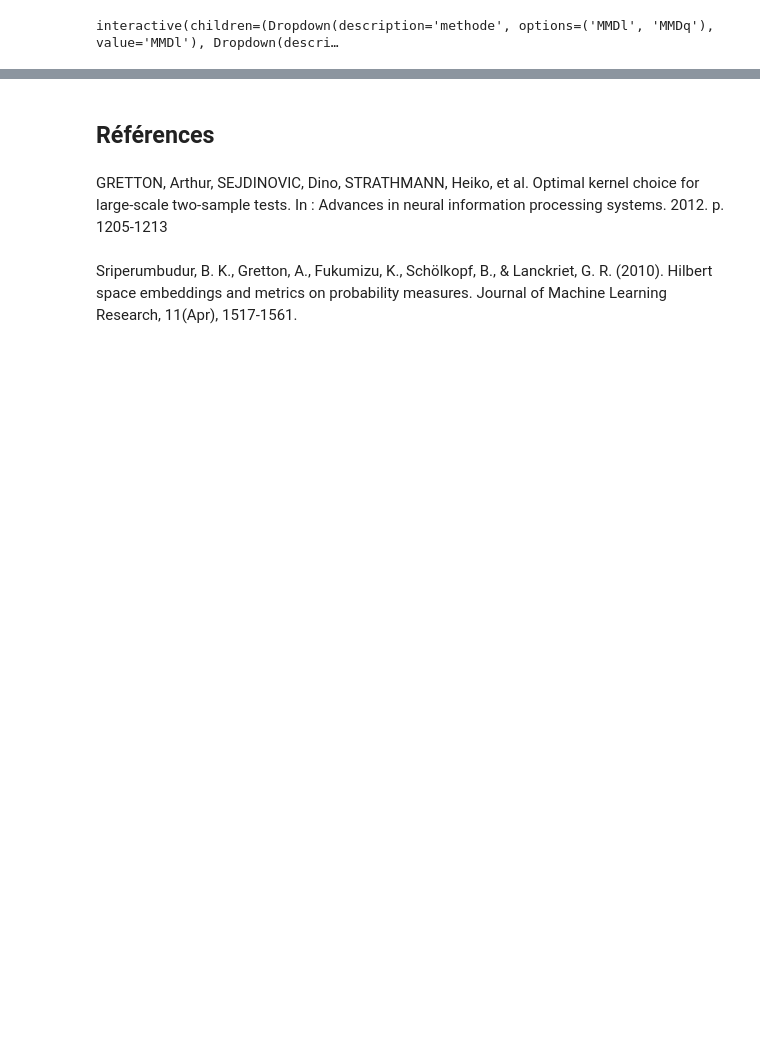
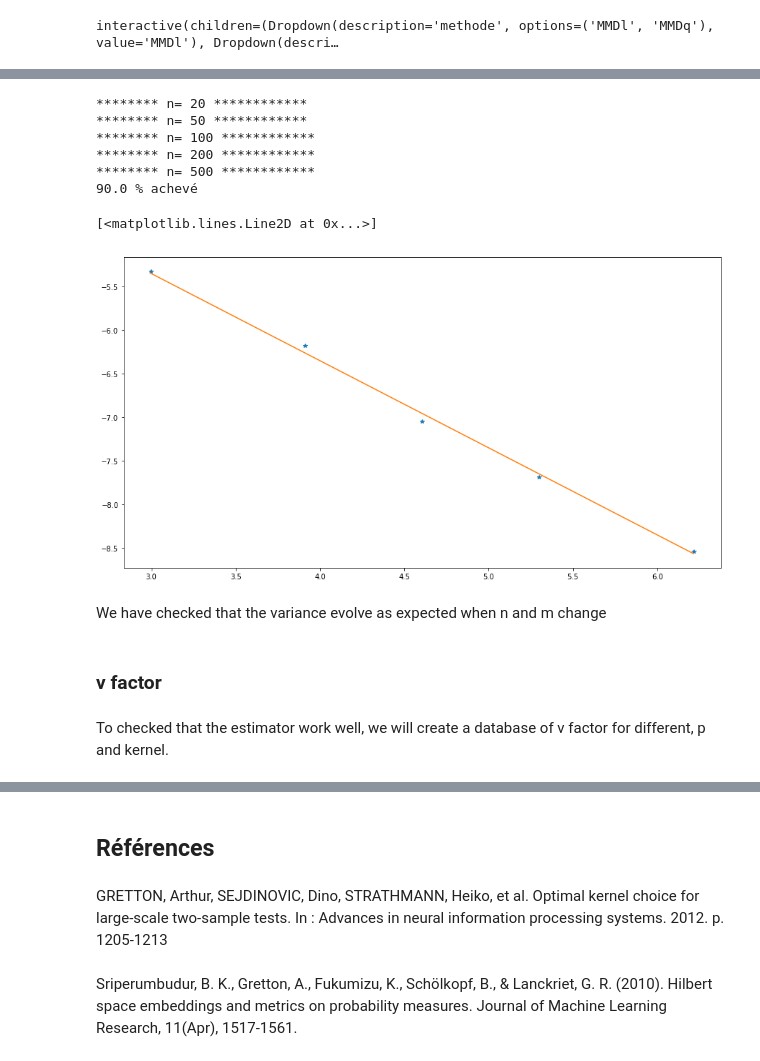
Before and after one commit to kronerte/Memoire, a Jupyter notebook: MMD for two sample test.ipynb, the cells around one changed output, grey strips where cells are left out. Cells and saved outputs as stored; diff of their text form; code cells hidden in the pictures; blank space fills up the shorter version.

```diff
--- a/MMD for two sample test.ipynb
+++ b/MMD for two sample test.ipynb
@@ -493,0 +838,38 @@ $$
+# %%
+m = 100000
+N = [20,50,100,200,500]
+variances = []
+for n in N:
+    print("******** n=", n, '************')
+    repeat = 100
+    Liste_mmd = []
+    for _ in range(repeat):
+        if (_%10==0):
+            print(_/repeat*100, '% achevé', end='\r',flush=True)
+        X = np.random.randn(m).reshape((-1,1))
+        Y = np.random.randn(n).reshape((-1,1))
+        kernel = gaussian(2)
+        MMD =  MMD2l(X,kernel)
+        for i in range(0,n//2):
+            MMD.update(Y[2*i].reshape((-1,1)),Y[2*i+1].reshape((-1,1)))
+        Liste_mmd.append(MMD.MMD[0])
+    variances.append(np.std(Liste_mmd)**2)
+# %% [output]
+******** n= 20 ************
+******** n= 50 ************
+******** n= 100 ************
+******** n= 200 ************
+******** n= 500 ************
+90.0 % achevé
+# %%
+plt.plot(np.log(N),np.log(variances),'*')
+plt.plot(np.log(N), (lambda x : -1*(x) +np.mean(np.log(N))+ np.mean(np.log(variances)))(np.log(N)))
+# %% [output]
+[<matplotlib.lines.Line2D at 0x...>]
+[figure, added]
+# %% [markdown]
+We have checked that the variance evolve as expected when n and m change
+# %% [markdown]
+### v factor
+# %% [markdown]
+To checked that the estimator work well, we will create a database of v factor for different, p and kernel.
```
Also changed, not shown: parts of 101 cells of this notebook, 7 other files.
